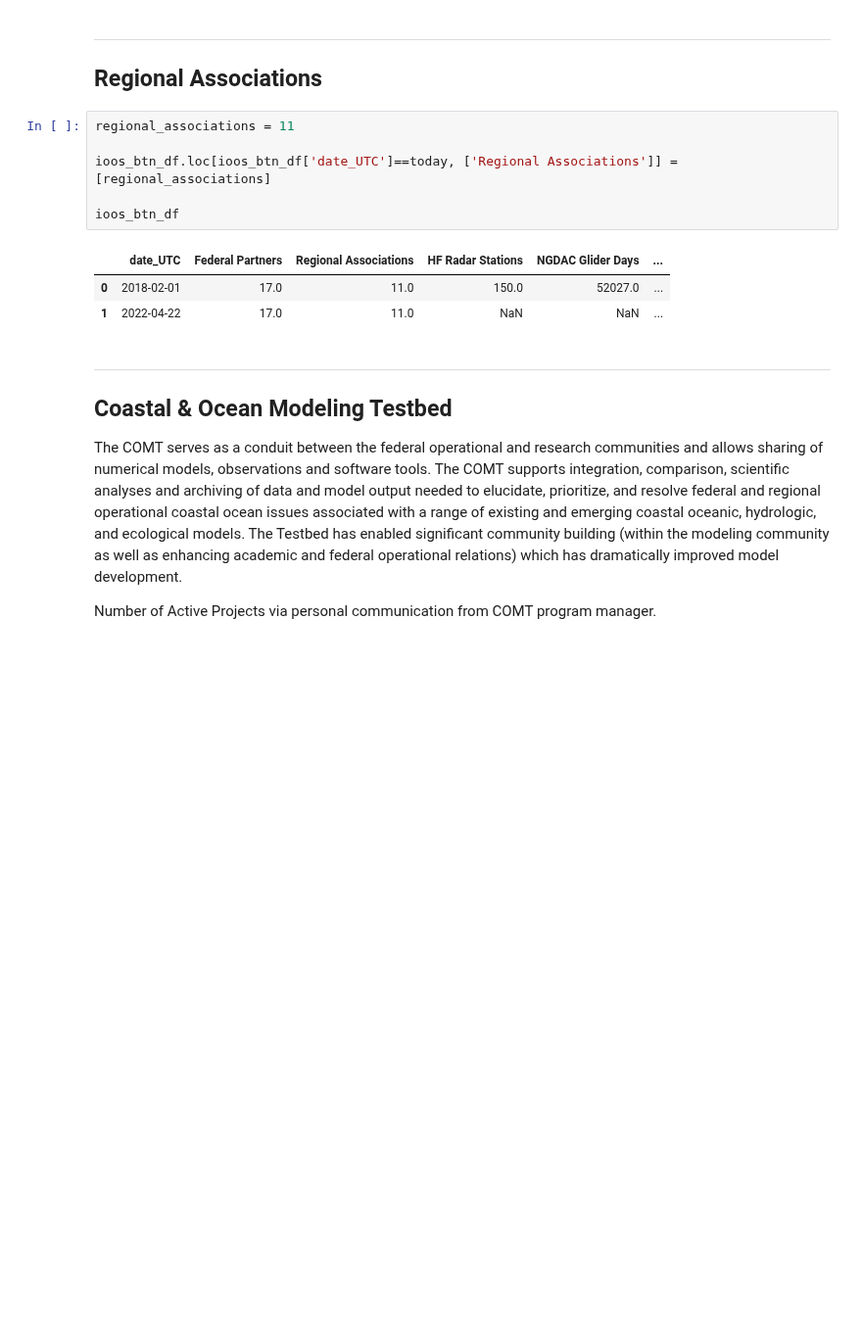
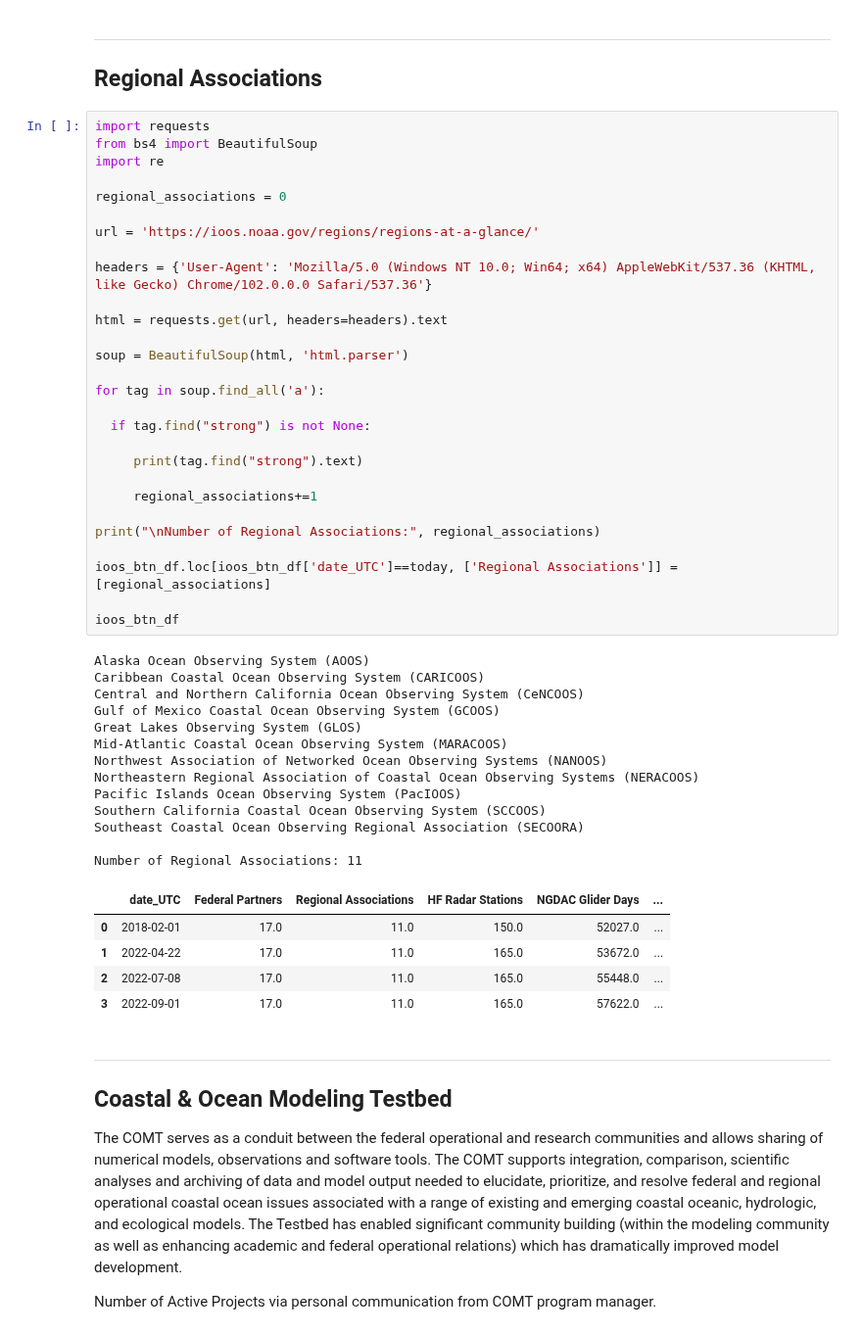
Before and after one commit to ioos/ioos_metrics, a Jupyter notebook: IOOS_BTN.ipynb, the cells around one changed output. Shown at 98% size. Saved outputs shown, nothing was run; the diff lists cells and outputs as text; blank space fills up the shorter version.

Commit message:
updating to parse websites instead of hardcoding

```diff
--- a/IOOS_BTN.ipynb
+++ b/IOOS_BTN.ipynb
@@ -49,16 +53,53 @@ ioos_btn_df
 # %% [markdown]
 ---
 ## Regional Associations
-# %%
-regional_associations = 11
-
-ioos_btn_df.loc[ioos_btn_df['date_UTC']==today, ['Regional Associations']] = [regional_associations]
-
-ioos_btn_df
-# %% [output]
-|  | date_UTC | Federal Partners | Regional Associations | HF Radar Stations | NGDAC Glider Days | ... |
-| 0 | 2018-02-01 | 17.0 | 11.0 | 150.0 | 52027.0 | ... |
-| 1 | 2022-04-22 | 17.0 | 11.0 | NaN | NaN | ... |
+# %%
+import requests
+from bs4 import BeautifulSoup
+import re
+
+regional_associations = 0
+
+url = 'https://ioos.noaa.gov/regions/regions-at-a-glance/'
+
+headers = {'User-Agent': 'Mozilla/5.0 (Windows NT 10.0; Win64; x64) AppleWebKit/537.36 (KHTML, like Gecko) Chrome/102.0.0.0 Safari/537.36'}
+
+html = requests.get(url, headers=headers).text
+
+soup = BeautifulSoup(html, 'html.parser')
+
+for tag in soup.find_all('a'):
+
+  if tag.find("strong") is not None:
+
+     print(tag.find("strong").text)
+
+     regional_associations+=1
+
+print("\nNumber of Regional Associations:", regional_associations)
+
+ioos_btn_df.loc[ioos_btn_df['date_UTC']==today, ['Regional Associations']] = [regional_associations]
+
+ioos_btn_df
+# %% [output]
+Alaska Ocean Observing System (AOOS)
+Caribbean Coastal Ocean Observing System (CARICOOS)
+Central and Northern California Ocean Observing System (CeNCOOS)
+Gulf of Mexico Coastal Ocean Observing System (GCOOS)
+Great Lakes Observing System (GLOS)
+Mid-Atlantic Coastal Ocean Observing System (MARACOOS)
+Northwest Association of Networked Ocean Observing Systems (NANOOS)
+Northeastern Regional Association of Coastal Ocean Observing Systems (NERACOOS)
+Pacific Islands Ocean Observing System (PacIOOS)
+Southern California Coastal Ocean Observing System (SCCOOS)
+Southeast Coastal Ocean Observing Regional Association (SECOORA)
+
+Number of Regional Associations: 11
+|  | date_UTC | Federal Partners | Regional Associations | HF Radar Stations | NGDAC Glider Days | ... |
+| 0 | 2018-02-01 | 17.0 | 11.0 | 150.0 | 52027.0 | ... |
+| 1 | 2022-04-22 | 17.0 | 11.0 | 165.0 | 53672.0 | ... |
+| 2 | 2022-07-08 | 17.0 | 11.0 | 165.0 | 55448.0 | ... |
+| 3 | 2022-09-01 | 17.0 | 11.0 | 165.0 | 57622.0 | ... |
 # %% [markdown]
 ---
 ## Coastal & Ocean Modeling Testbed
```
Also changed, not shown: parts of 19 cells of this notebook.
